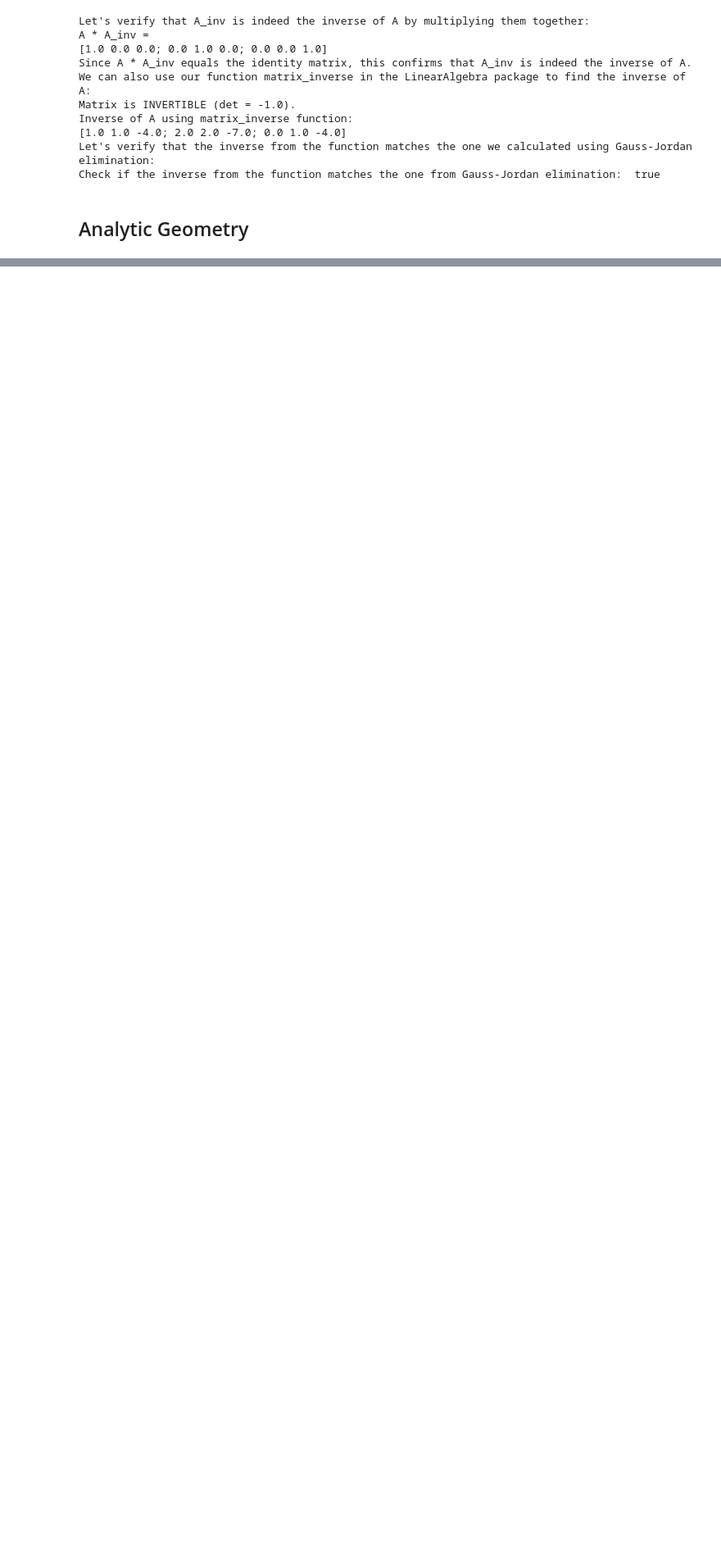
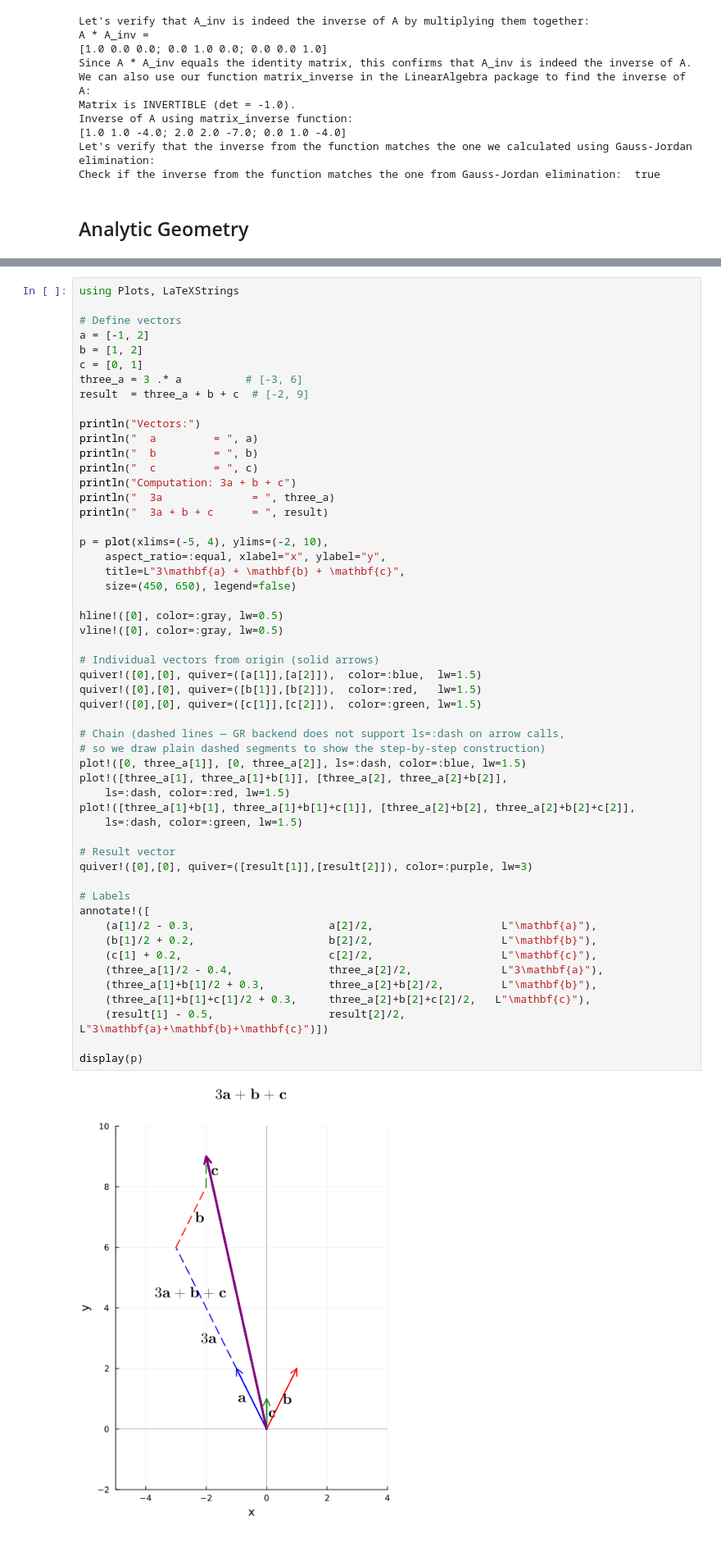
Before and after one commit to FourMInfo/Linear_Algebra, a Jupyter notebook: notebooks/Linear_Algebra_Basics.ipynb, the cells around one changed output, grey strips where cells are left out. Shown at 82% size. Saved outputs shown, nothing was run; the diff lists cells and outputs as text; blank space fills up the shorter version.

```diff
--- a/notebooks/Linear_Algebra_Basics.ipynb
+++ b/notebooks/Linear_Algebra_Basics.ipynb
@@ -2658,0 +2779,55 @@ Check if the inverse from the function matches the one from Gauss-Jordan elimina
+# %%
+using Plots, LaTeXStrings
+
+# Define vectors
+a = [-1, 2]
+b = [1, 2]
+c = [0, 1]
+three_a = 3 .* a          # [-3, 6]
+result  = three_a + b + c  # [-2, 9]
+
+println("Vectors:")
+println("  a         = ", a)
+println("  b         = ", b)
+println("  c         = ", c)
+println("Computation: 3a + b + c")
+println("  3a              = ", three_a)
+println("  3a + b + c      = ", result)
+
+p = plot(xlims=(-5, 4), ylims=(-2, 10),
+    aspect_ratio=:equal, xlabel="x", ylabel="y",
+    title=L"3\mathbf{a} + \mathbf{b} + \mathbf{c}",
+    size=(450, 650), legend=false)
+
+hline!([0], color=:gray, lw=0.5)
+vline!([0], color=:gray, lw=0.5)
+
+# Individual vectors from origin (solid arrows)
+quiver!([0],[0], quiver=([a[1]],[a[2]]),  color=:blue,  lw=1.5)
+quiver!([0],[0], quiver=([b[1]],[b[2]]),  color=:red,   lw=1.5)
+quiver!([0],[0], quiver=([c[1]],[c[2]]),  color=:green, lw=1.5)
+
+# Chain (dashed lines — GR backend does not support ls=:dash on arrow calls,
+# so we draw plain dashed segments to show the step-by-step construction)
+plot!([0, three_a[1]], [0, three_a[2]], ls=:dash, color=:blue, lw=1.5)
+plot!([three_a[1], three_a[1]+b[1]], [three_a[2], three_a[2]+b[2]],
+    ls=:dash, color=:red, lw=1.5)
+plot!([three_a[1]+b[1], three_a[1]+b[1]+c[1]], [three_a[2]+b[2], three_a[2]+b[2]+c[2]],
+    ls=:dash, color=:green, lw=1.5)
+
+# Result vector
+quiver!([0],[0], quiver=([result[1]],[result[2]]), color=:purple, lw=3)
+
+# Labels
+annotate!([
+    (a[1]/2 - 0.3,                     a[2]/2,                    L"\mathbf{a}"),
+    (b[1]/2 + 0.2,                     b[2]/2,                    L"\mathbf{b}"),
+    (c[1] + 0.2,                       c[2]/2,                    L"\mathbf{c}"),
+    (three_a[1]/2 - 0.4,               three_a[2]/2,              L"3\mathbf{a}"),
+    (three_a[1]+b[1]/2 + 0.3,          three_a[2]+b[2]/2,         L"\mathbf{b}"),
+    (three_a[1]+b[1]+c[1]/2 + 0.3,     three_a[2]+b[2]+c[2]/2,   L"\mathbf{c}"),
+    (result[1] - 0.5,                  result[2]/2,               L"3\mathbf{a}+\mathbf{b}+\mathbf{c}")])
+
+display(p)
+# %% [output]
+[figure, added]
```
Also changed, not shown: parts of 9 cells of this notebook, 1 other file.
